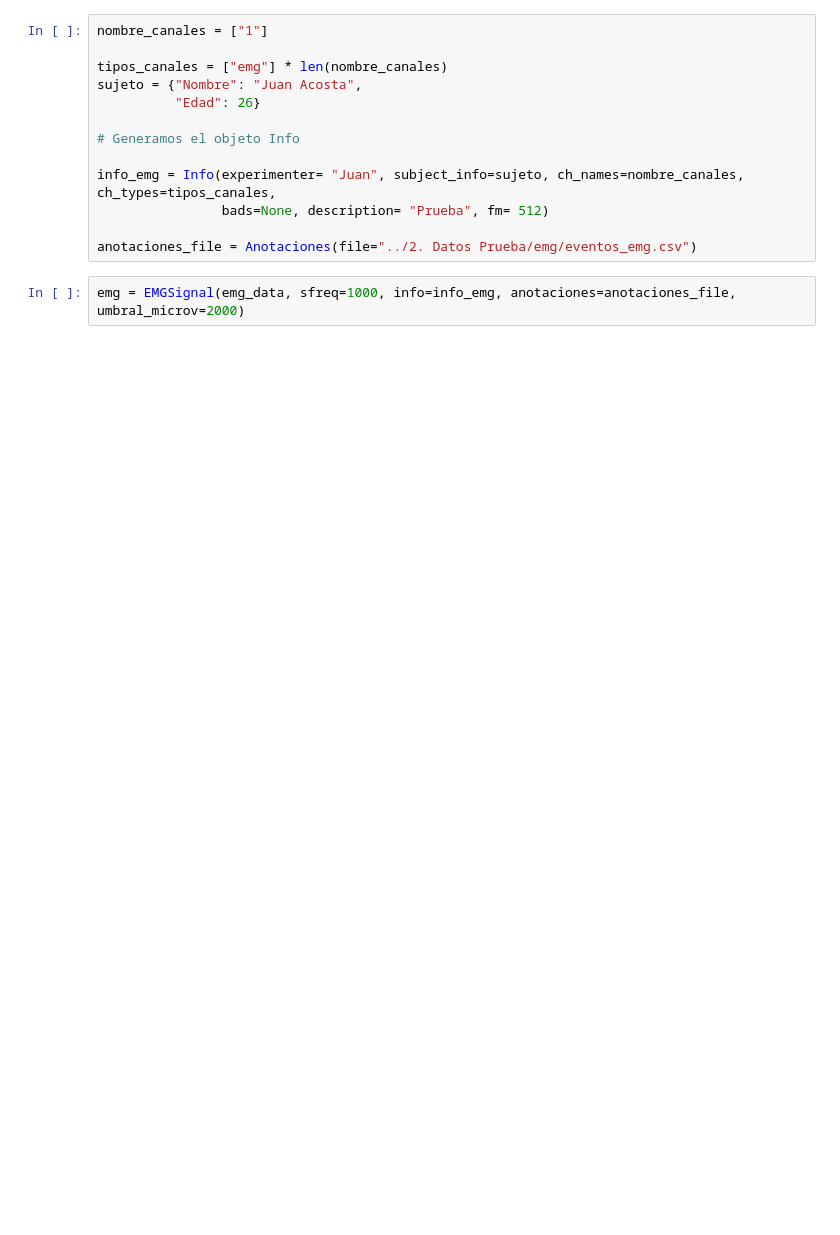
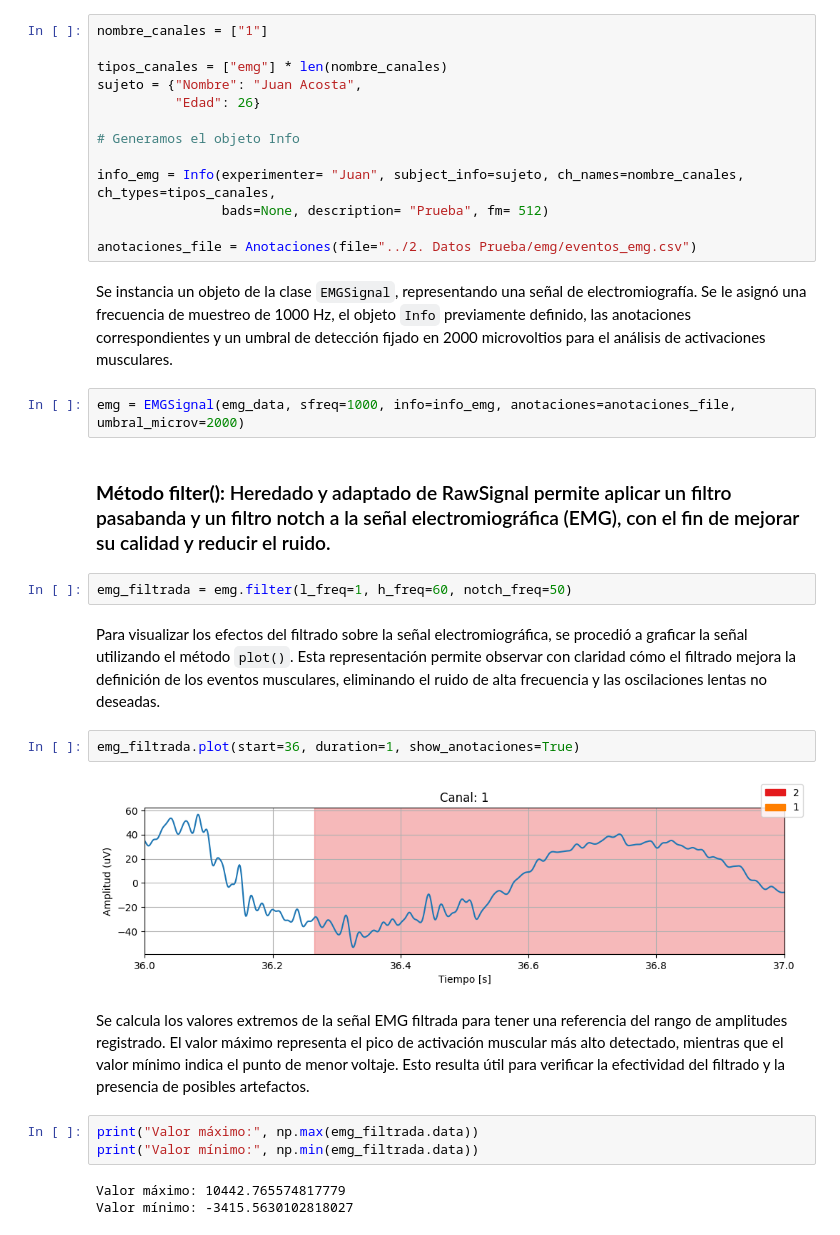
Before and after one commit to SrMichi19/TIF, a Jupyter notebook: 1. TIF/Pruebas Funcionales_TIF.ipynb, the cells around one changed output. Drawn from its saved outputs; the diff is of its cells as text; blank space fills up the shorter version.

```diff
--- a/1. TIF/Pruebas Funcionales_TIF.ipynb
+++ b/1. TIF/Pruebas Funcionales_TIF.ipynb
@@ -1010,5 +1081,25 @@ info_emg = Info(experimenter= "Juan", subject_info=sujeto, ch_names=nombre_canal
                 bads=None, description= "Prueba", fm= 512)
 
 anotaciones_file = Anotaciones(file="../2. Datos Prueba/emg/eventos_emg.csv")
+# %% [markdown]
+Se instancia un objeto de la clase `EMGSignal`, representando una señal de electromiografía. Se le asignó una frecuencia de muestreo de 1000 Hz, el objeto `Info` previamente definido, las anotaciones correspondientes y un umbral de detección fijado en 2000 microvoltios para el análisis de activaciones musculares.
 # %%
 emg = EMGSignal(emg_data, sfreq=1000, info=info_emg, anotaciones=anotaciones_file, umbral_microv=2000)
+# %% [markdown]
+### **Método filter():** Heredado y adaptado de RawSignal permite aplicar un filtro pasabanda y un filtro notch a la señal electromiográfica (EMG), con el fin de mejorar su calidad y reducir el ruido.
+# %%
+emg_filtrada = emg.filter(l_freq=1, h_freq=60, notch_freq=50)
+# %% [markdown]
+Para visualizar los efectos del filtrado sobre la señal electromiográfica, se procedió a graficar la señal utilizando el método `plot()`. Esta representación permite observar con claridad cómo el filtrado mejora la definición de los eventos musculares, eliminando el ruido de alta frecuencia y las oscilaciones lentas no deseadas.
+# %%
+emg_filtrada.plot(start=36, duration=1, show_anotaciones=True)
+# %% [output]
+[figure, added]
+# %% [markdown]
+Se calcula los valores extremos de la señal EMG filtrada para tener una referencia del rango de amplitudes registrado. El valor máximo representa el pico de activación muscular más alto detectado, mientras que el valor mínimo indica el punto de menor voltaje. Esto resulta útil para verificar la efectividad del filtrado y la presencia de posibles artefactos.
+# %%
+print("Valor máximo:", np.max(emg_filtrada.data))
+print("Valor mínimo:", np.min(emg_filtrada.data))
+# %% [output]
+Valor máximo: 10442.765574817779
+Valor mínimo: -3415.5630102818027
```
Also changed, not shown: parts of 50 cells of this notebook.
